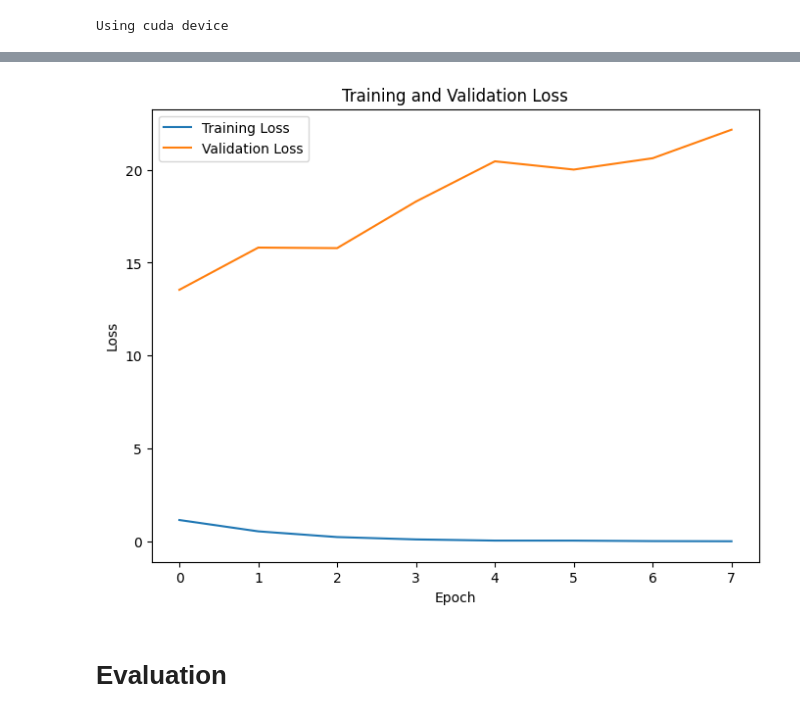
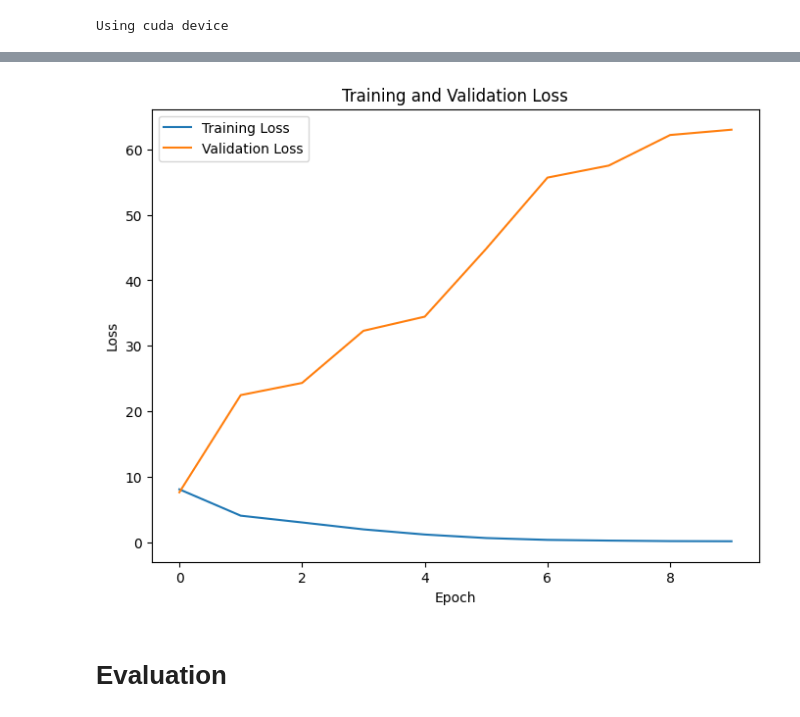
Before and after one commit to alefram/notebooks, a Jupyter notebook: pokedex.ipynb, the cells around one changed output, grey strips where cells are left out. Cells and saved outputs as stored; diff of their text form; code cells hidden in the pictures.

Commit message:
update model

```diff
--- a/pokedex.ipynb
+++ b/pokedex.ipynb
@@ -128,11 +194,11 @@ model = PokemonCNN(num_classes=len(class_names)).to(device)
 # %%
 #Loss function and optimizer
 criterion = nn.CrossEntropyLoss()
-optimizer = optim.SGD(model.parameters(), lr=0.001)
+optimizer = optim.Adam(model.parameters(), lr=0.001)
 # %%
 train_loader = DataLoader(train_ds, batch_size=64, shuffle=True)
 val_loader = DataLoader(val_ds, batch_size=64, shuffle=False)  # Assuming you have a validation dataset
-epochs = 8
+epochs = 10
 
 train_losses = []
 val_losses = []
@@ -199,4 +265,4 @@ plt.show()
-[figure, old version]
+[figure, new version]
 # %% [markdown]
 # Evaluation
 # %%
```
Also changed, not shown: parts of 4 cells of this notebook.
